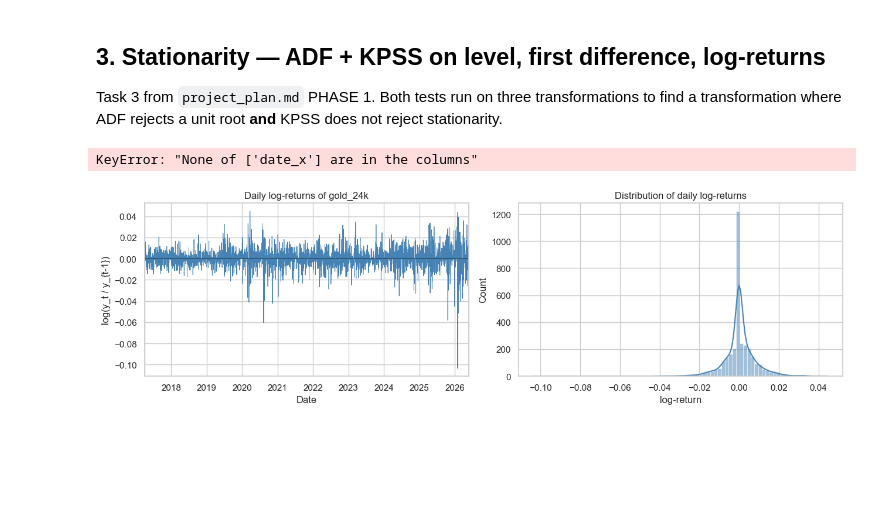
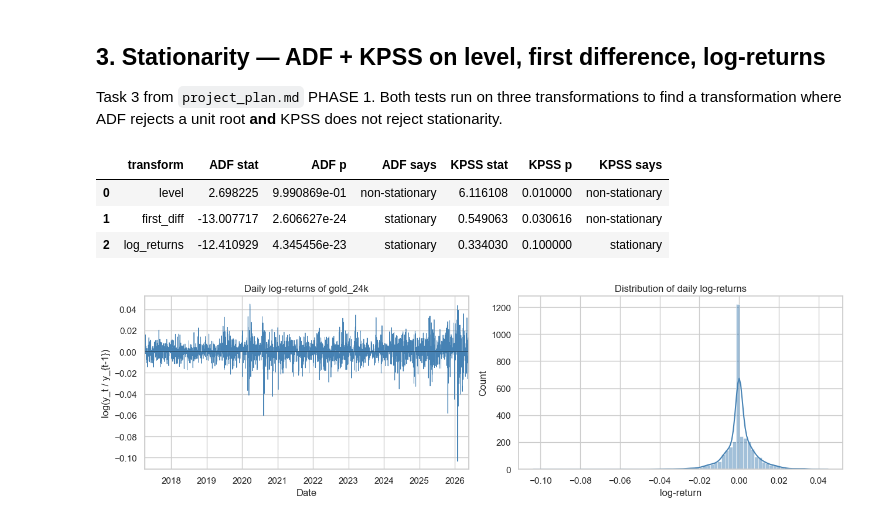
Before and after one commit to imenBL/projet_pfe, a Jupyter notebook: notebooks/01_eda_phase1_copieeee.ipynb, the cells around one changed output. Cells and saved outputs as stored; diff of their text form; code cells hidden in the pictures; blank space fills up the shorter version.

```diff
--- a/notebooks/01_eda_phase1_copieeee.ipynb
+++ b/notebooks/01_eda_phase1_copieeee.ipynb
@@ -373,35 +373,38 @@ plt.tight_layout(); plt.show()
 
 Task 3 from `project_plan.md` PHASE 1. Both tests run on three transformations to find a transformation where ADF rejects a unit root **and** KPSS does not reject stationarity.
 # %%
-y = wide_clean.set_index('date_x')['gold_24k'].astype(float)
+y = wide_clean.set_index('date')['gold_24k'].astype(float)
 transforms = {
     'level':        y,
     'first_diff':   y.diff().dropna(),
     'log_returns':  np.log(y / y.shift(1)).dropna(),
 }
 
 def adf_kpss(series):
     adf_stat, adf_p, *_ = adfuller(series, autolag='AIC')
     # KPSS warns; suppress
     with warnings.catch_warnings():
         warnings.simplefilter('ignore')
         kpss_stat, kpss_p, *_ = kpss(series, regression='c', nlags='auto')
     return adf_stat, adf_p, kpss_stat, kpss_p
 
 rows = []
 for name, s in transforms.items():
     a_stat, a_p, k_stat, k_p = adf_kpss(s)
     rows.append({
         'transform': name,
         'ADF stat': a_stat, 'ADF p': a_p,
         'ADF says': 'stationary' if a_p < 0.05 else 'non-stationary',
         'KPSS stat': k_stat, 'KPSS p': k_p,
         'KPSS says': 'stationary' if k_p > 0.05 else 'non-stationary',
     })
 stat_df = pd.DataFrame(rows)
 stat_df
 # %% [output]
-KeyError: "None of ['date_x'] are in the columns"
+|  | transform | ADF stat | ADF p | ADF says | KPSS stat | KPSS p | KPSS says |
+| 0 | level | 2.698225 | 9.990869e-01 | non-stationary | 6.116108 | 0.010000 | non-stationary |
+| 1 | first_diff | -13.007717 | 2.606627e-24 | stationary | 0.549063 | 0.030616 | non-stationary |
+| 2 | log_returns | -12.410929 | 4.345456e-23 | stationary | 0.334030 | 0.100000 | stationary |
 # %%
 # Visualize the log-returns distribution (typical modeling target for ARIMA on log-prices)
 fig, axes = plt.subplots(1, 2, figsize=(13, 4))
```
Also changed, not shown: parts of 10 cells of this notebook, 2 other files.
